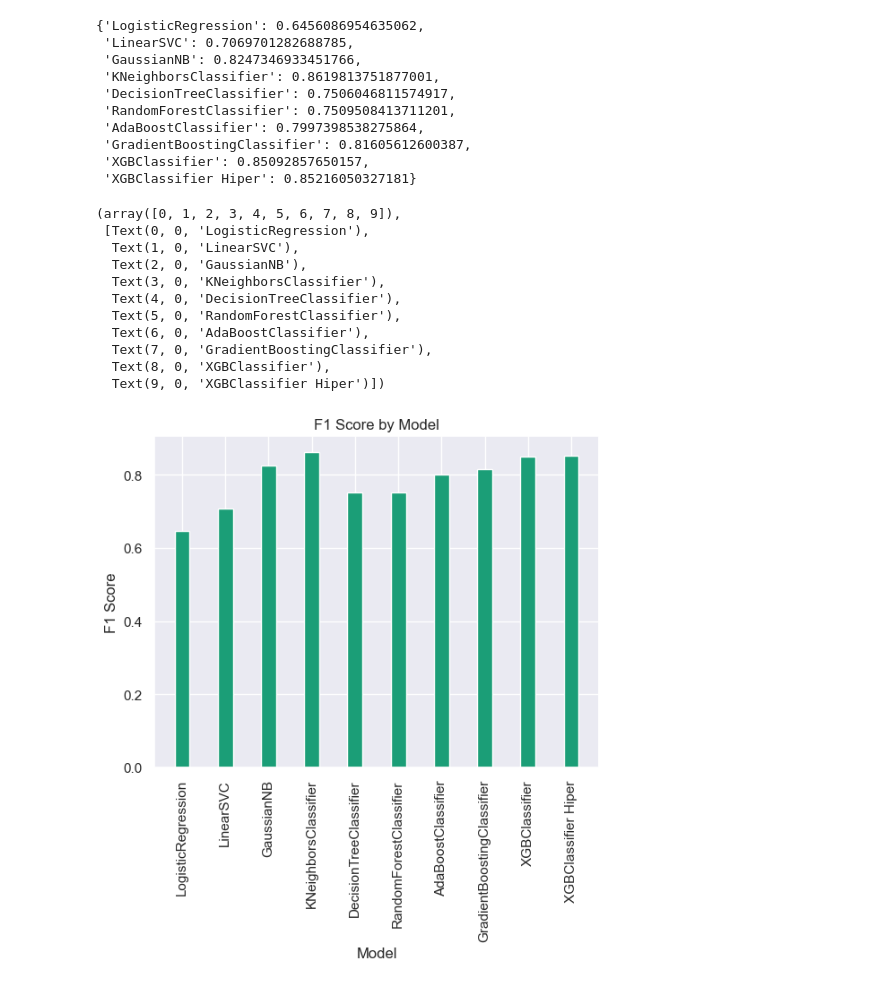
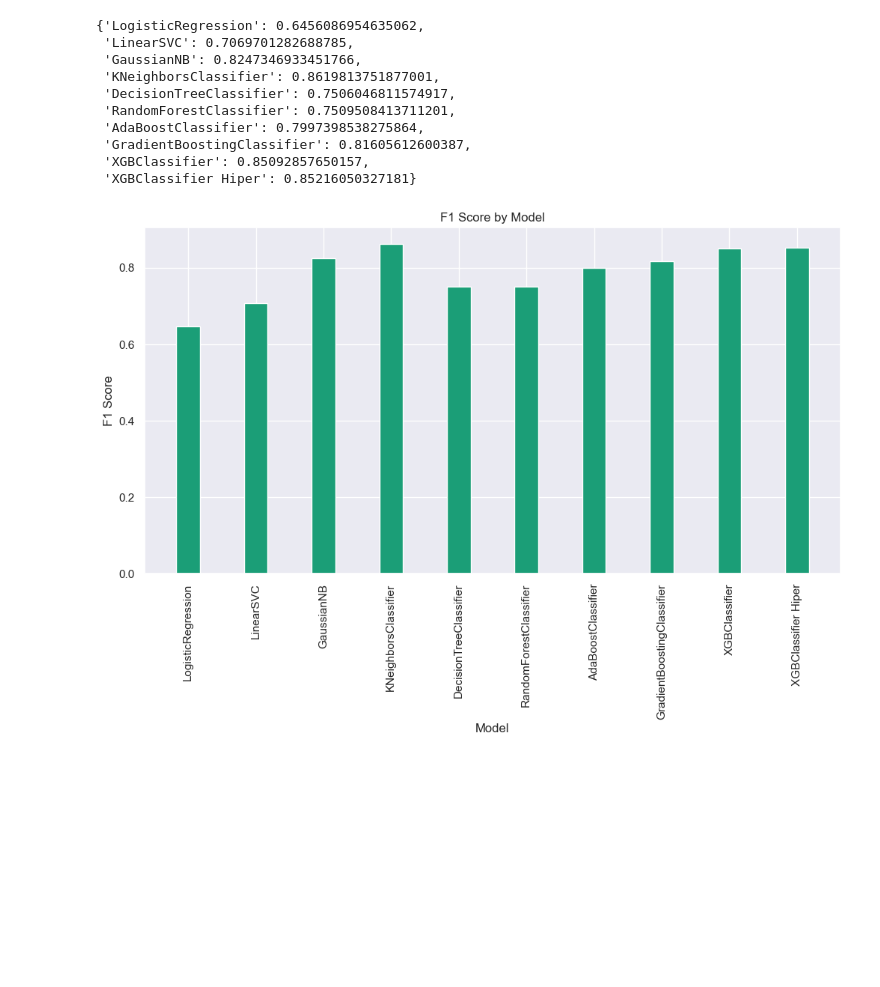
Before and after one commit to CrisMagdziak/Census-Income, a Jupyter notebook: Income.ipynb, the cells around one changed output. Saved outputs shown, nothing was run; the diff lists cells and outputs as text; code cells hidden in the pictures; blank space fills up the shorter version.

```diff
--- a/Income.ipynb
+++ b/Income.ipynb
@@ -1244,24 +1244,14 @@ model_names = list(results.keys())
 x = np.arange(len(model_names))
 width = 0.35
 # %%
-fig, ax = plt.subplots()
+fig, ax = plt.subplots(figsize=(12, 6))
 rects1 = ax.bar(x, results.values(), width, label='F1 Score')
 ax.set_xlabel('Model')
 ax.set_ylabel('F1 Score')
 ax.set_title('F1 Score by Model')
 ax.set_xticks(x)
 ax.set_xticklabels(model_names)
 plt.xticks(rotation=90)
+plt.show()
 # %% [output]
-(array([0, 1, 2, 3, 4, 5, 6, 7, 8, 9]),
- [Text(0, 0, 'LogisticRegression'),
-  Text(1, 0, 'LinearSVC'),
-  Text(2, 0, 'GaussianNB'),
-  Text(3, 0, 'KNeighborsClassifier'),
-  Text(4, 0, 'DecisionTreeClassifier'),
-  Text(5, 0, 'RandomForestClassifier'),
-  Text(6, 0, 'AdaBoostClassifier'),
-  Text(7, 0, 'GradientBoostingClassifier'),
-  Text(8, 0, 'XGBClassifier'),
-  Text(9, 0, 'XGBClassifier Hiper')])
-[figure, old version]
+[figure, new version]
```
